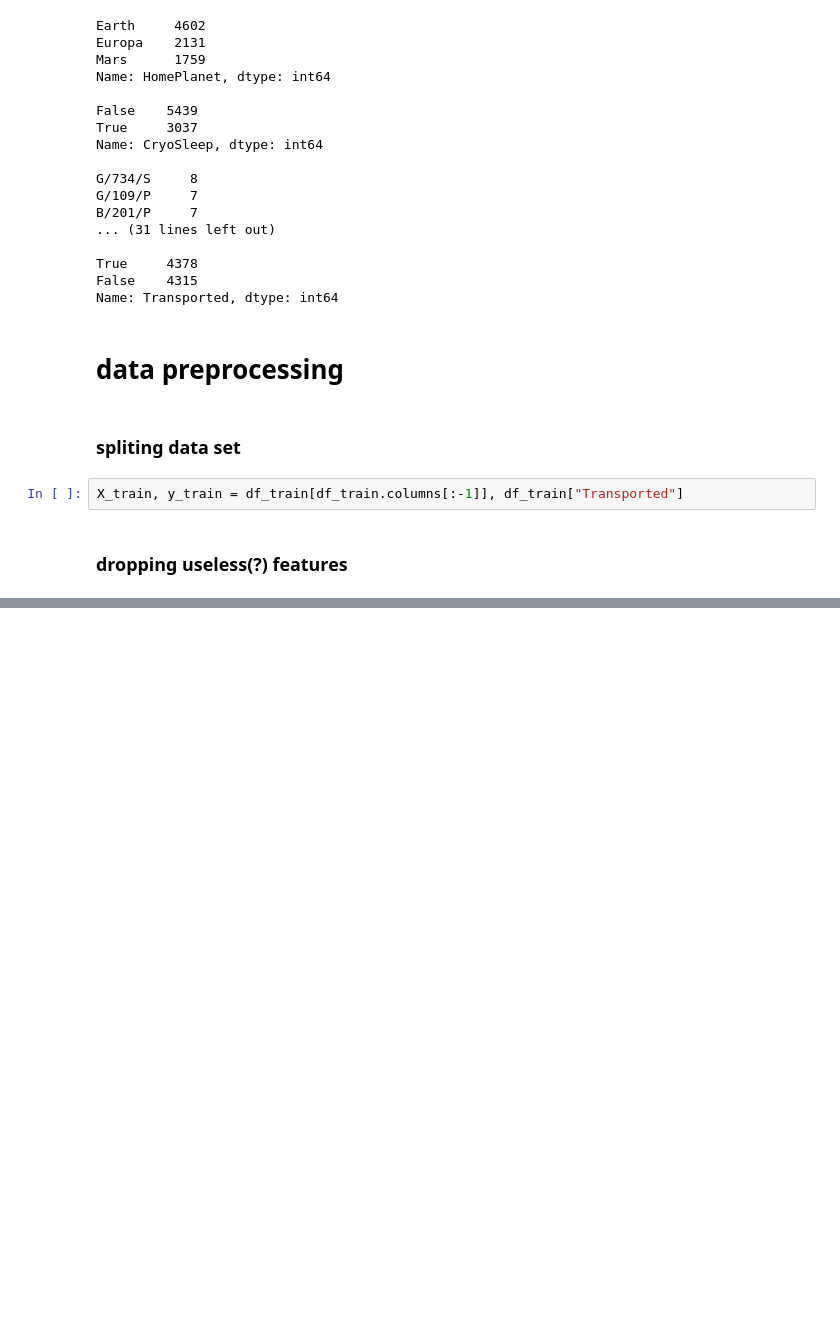
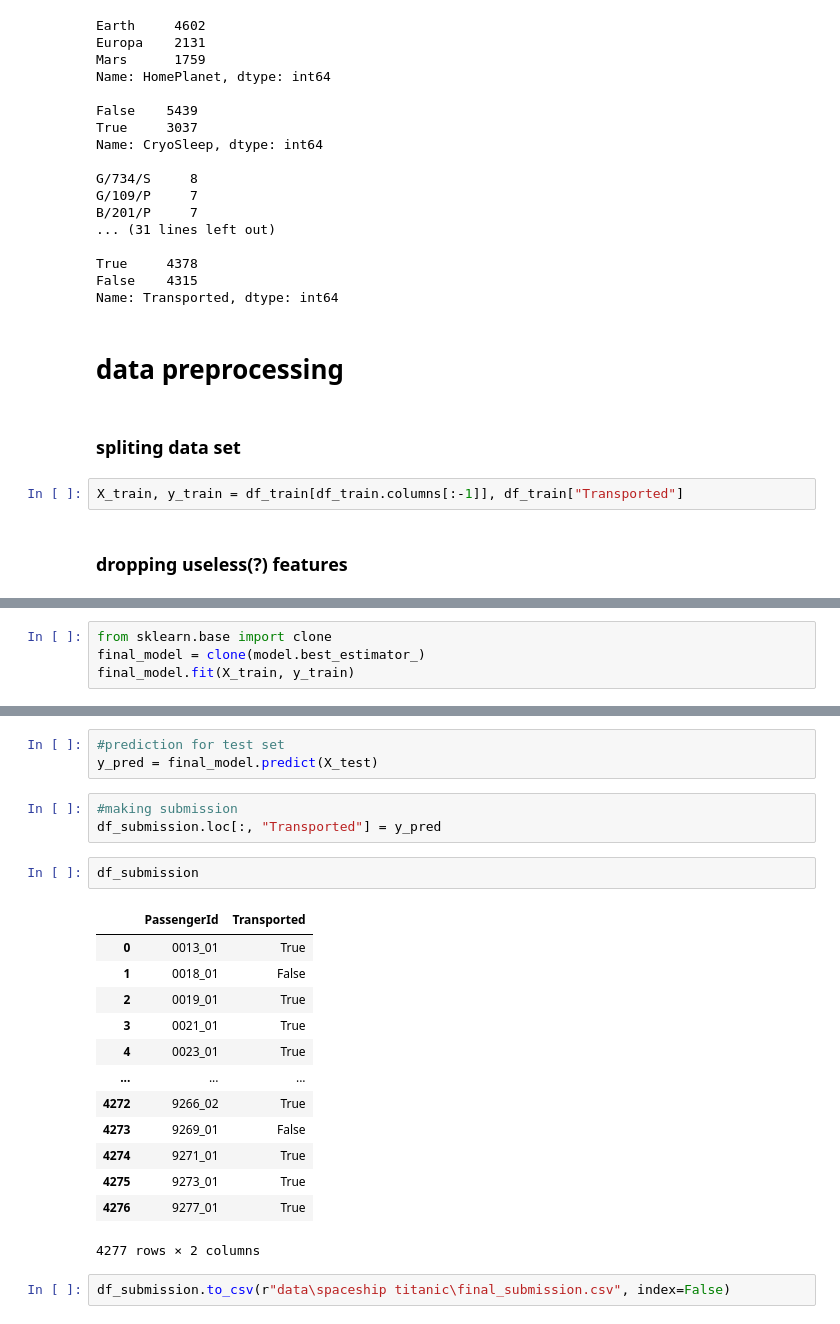
Before and after one commit to Chemafiz/My-Portfolio, a Jupyter notebook: spaceship_titanic.ipynb, the cells around one changed output, grey strips where cells are left out. Drawn from its saved outputs; the diff is of its cells as text; blank space fills up the shorter version.

```diff
--- a/spaceship_titanic.ipynb
+++ b/spaceship_titanic.ipynb
@@ -310,0 +370,4 @@ X_train
+# %%
+from sklearn.base import clone
+final_model = clone(model.best_estimator_)
+final_model.fit(X_train, y_train)
@@ -310,0 +410,24 @@ X_train
+# %%
+#prediction for test set
+y_pred = final_model.predict(X_test)
+# %%
+#making submission
+df_submission.loc[:, "Transported"] = y_pred
+# %%
+df_submission
+# %% [output]
+|  | PassengerId | Transported |
+| 0 | 0013_01 | True |
+| 1 | 0018_01 | False |
+| 2 | 0019_01 | True |
+| 3 | 0021_01 | True |
+| 4 | 0023_01 | True |
+| ... | ... | ... |
+| 4272 | 9266_02 | True |
+| 4273 | 9269_01 | False |
+| 4274 | 9271_01 | True |
+| 4275 | 9273_01 | True |
+| 4276 | 9277_01 | True |
+4277 rows × 2 columns
+# %%
+df_submission.to_csv(r"data\spaceship titanic\final_submission.csv", index=False)
```
Also changed, not shown: parts of 28 cells of this notebook, 1 other file.
